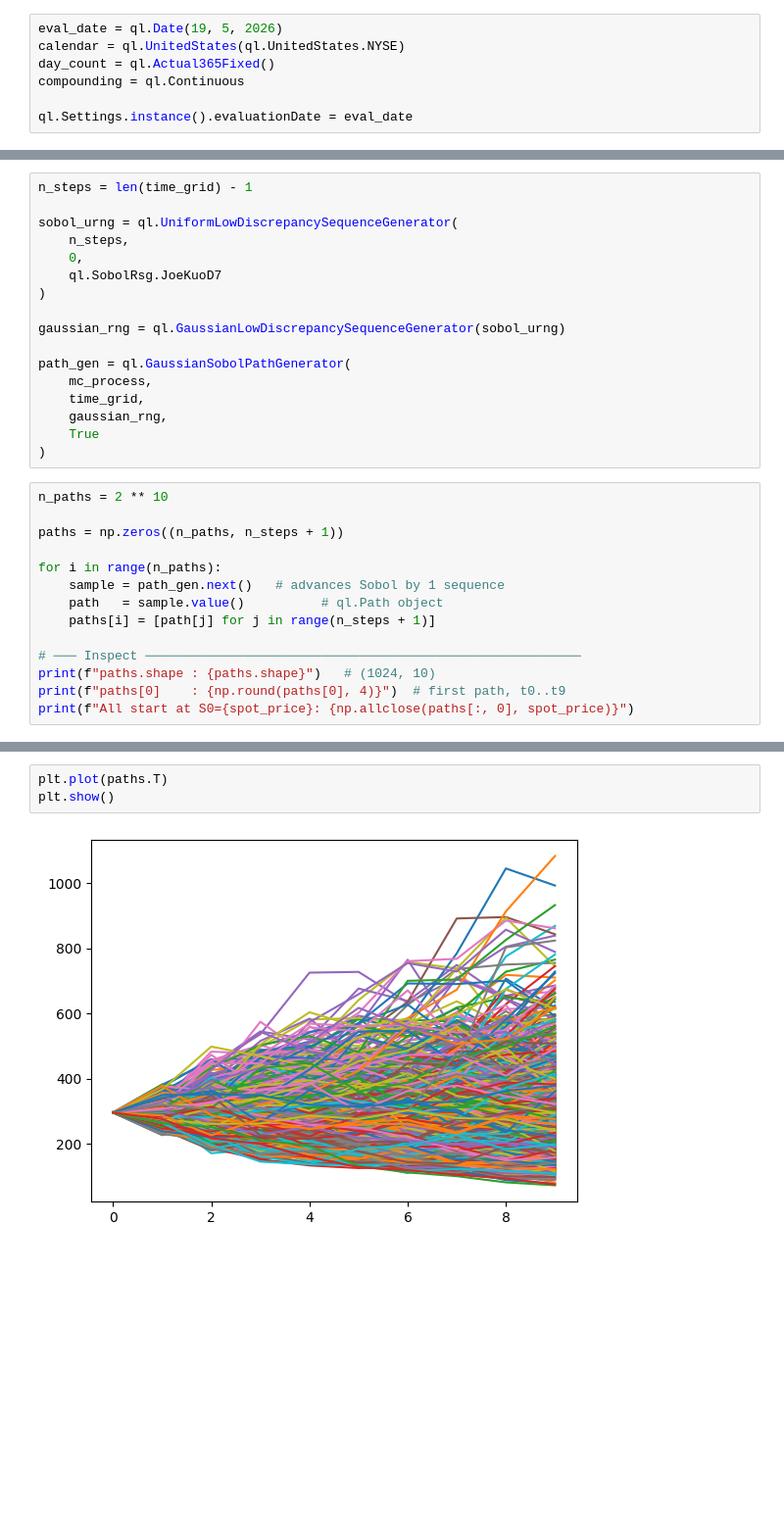
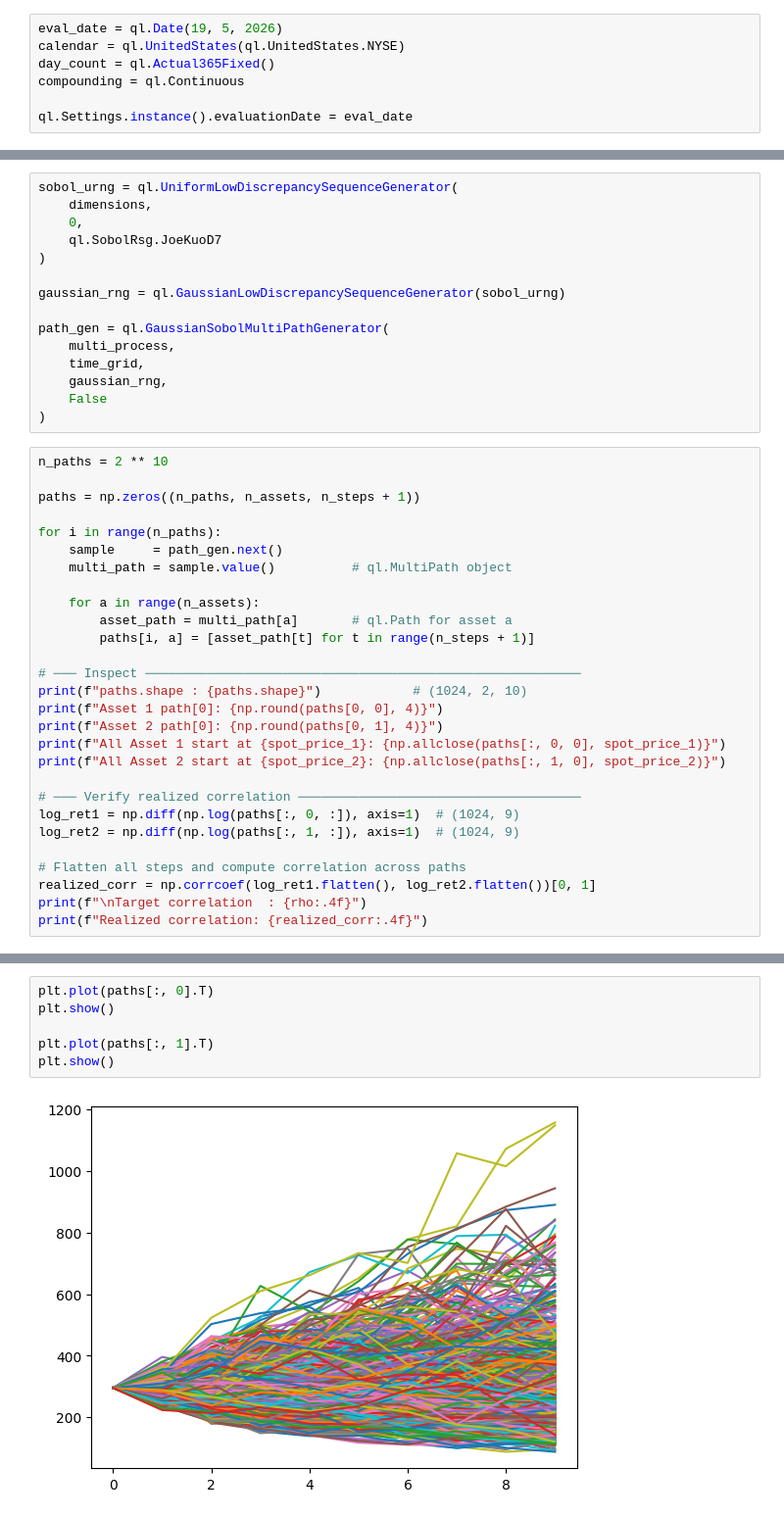
Before and after one commit to drafal2/autocall, a Jupyter notebook: notebooks/autocall.ipynb, the cells around one changed output, grey strips where cells are left out. Shown at 98% size. Drawn from its saved outputs; the diff is of its cells as text; blank space fills up the shorter version.

Commit message:
Add demo notebook for Autocall payoff logic with path generation and pricing engine

```diff
--- a/notebooks/autocall.ipynb
+++ b/notebooks/autocall.ipynb
@@ -114,32 +129,44 @@ time_grid = ql.TimeGrid(sim_times, len(sim_times))
 # %%
-n_steps = len(time_grid) - 1
-
 sobol_urng = ql.UniformLowDiscrepancySequenceGenerator(
-    n_steps,
+    dimensions,
     0,
     ql.SobolRsg.JoeKuoD7
 )
 
 gaussian_rng = ql.GaussianLowDiscrepancySequenceGenerator(sobol_urng)
 
-path_gen = ql.GaussianSobolPathGenerator(
-    mc_process,
+path_gen = ql.GaussianSobolMultiPathGenerator(
+    multi_process,
     time_grid,
     gaussian_rng,
-    True
+    False
 )
 # %%
 n_paths = 2 ** 10
 
-paths = np.zeros((n_paths, n_steps + 1))
+paths = np.zeros((n_paths, n_assets, n_steps + 1))
 
 for i in range(n_paths):
-    sample = path_gen.next()   # advances Sobol by 1 sequence
-    path   = sample.value()          # ql.Path object
-    paths[i] = [path[j] for j in range(n_steps + 1)]
+    sample     = path_gen.next()
+    multi_path = sample.value()          # ql.MultiPath object
+
+    for a in range(n_assets):
+        asset_path = multi_path[a]       # ql.Path for asset a
+        paths[i, a] = [asset_path[t] for t in range(n_steps + 1)]
 
 # ─── Inspect ─────────────────────────────────────────────────────────
-print(f"paths.shape : {paths.shape}")   # (1024, 10)
-print(f"paths[0]    : {np.round(paths[0], 4)}")  # first path, t0..t9
-print(f"All start at S0={spot_price}: {np.allclose(paths[:, 0], spot_price)}")
+print(f"paths.shape : {paths.shape}")            # (1024, 2, 10)
+print(f"Asset 1 path[0]: {np.round(paths[0, 0], 4)}")
+print(f"Asset 2 path[0]: {np.round(paths[0, 1], 4)}")
+print(f"All Asset 1 start at {spot_price_1}: {np.allclose(paths[:, 0, 0], spot_price_1)}")
+print(f"All Asset 2 start at {spot_price_2}: {np.allclose(paths[:, 1, 0], spot_price_2)}")
+
+# ─── Verify realized correlation ─────────────────────────────────────
+log_ret1 = np.diff(np.log(paths[:, 0, :]), axis=1)  # (1024, 9)
+log_ret2 = np.diff(np.log(paths[:, 1, :]), axis=1)  # (1024, 9)
+
+# Flatten all steps and compute correlation across paths
+realized_corr = np.corrcoef(log_ret1.flatten(), log_ret2.flatten())[0, 1]
+print(f"\nTarget correlation  : {rho:.4f}")
+print(f"Realized correlation: {realized_corr:.4f}")
 # %% [output]
@@ -150,5 +183,8 @@ All start at S0=295.7: True
 # %%
-plt.plot(paths.T)
+plt.plot(paths[:, 0].T)
 plt.show()
+
+plt.plot(paths[:, 1].T)
+plt.show()
 # %% [output]
-[figure, old version]
+[figure, new version]
```
Also changed, not shown: parts of 6 cells of this notebook, 3 other files.
